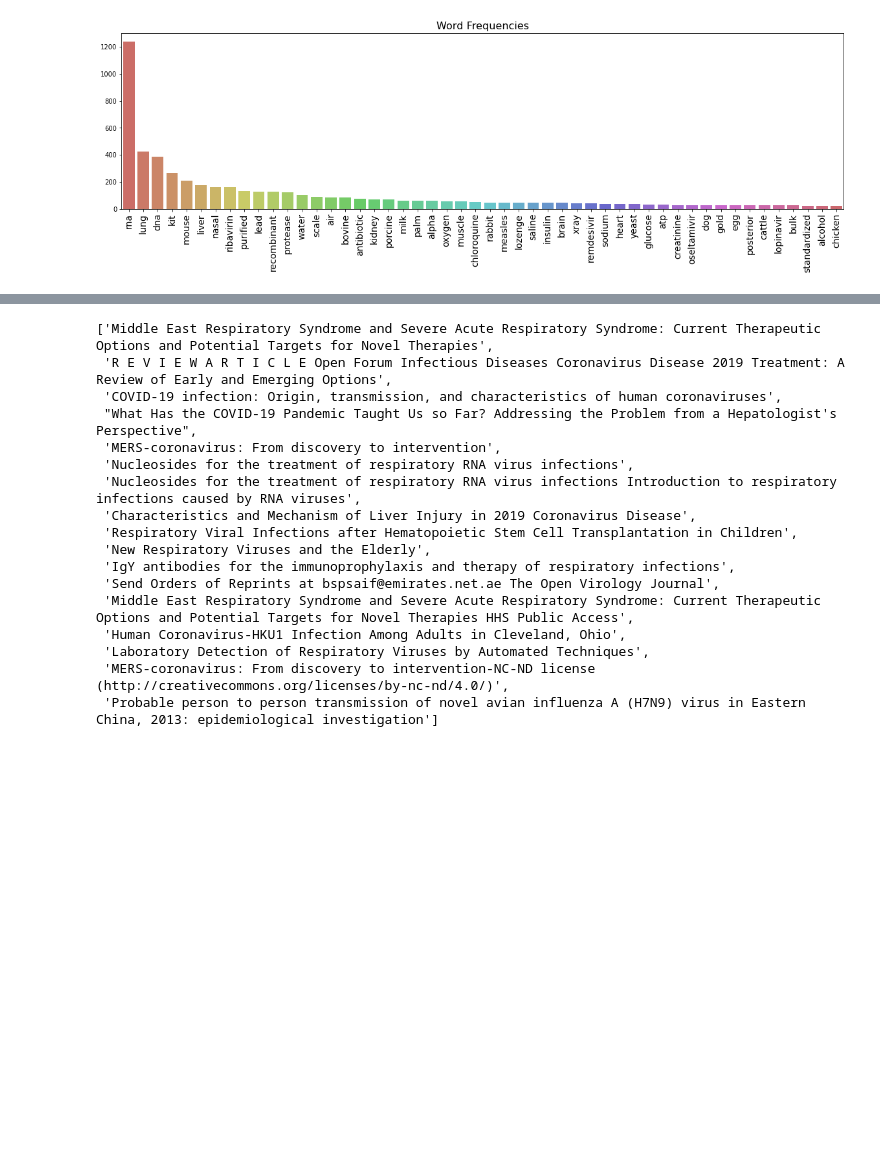
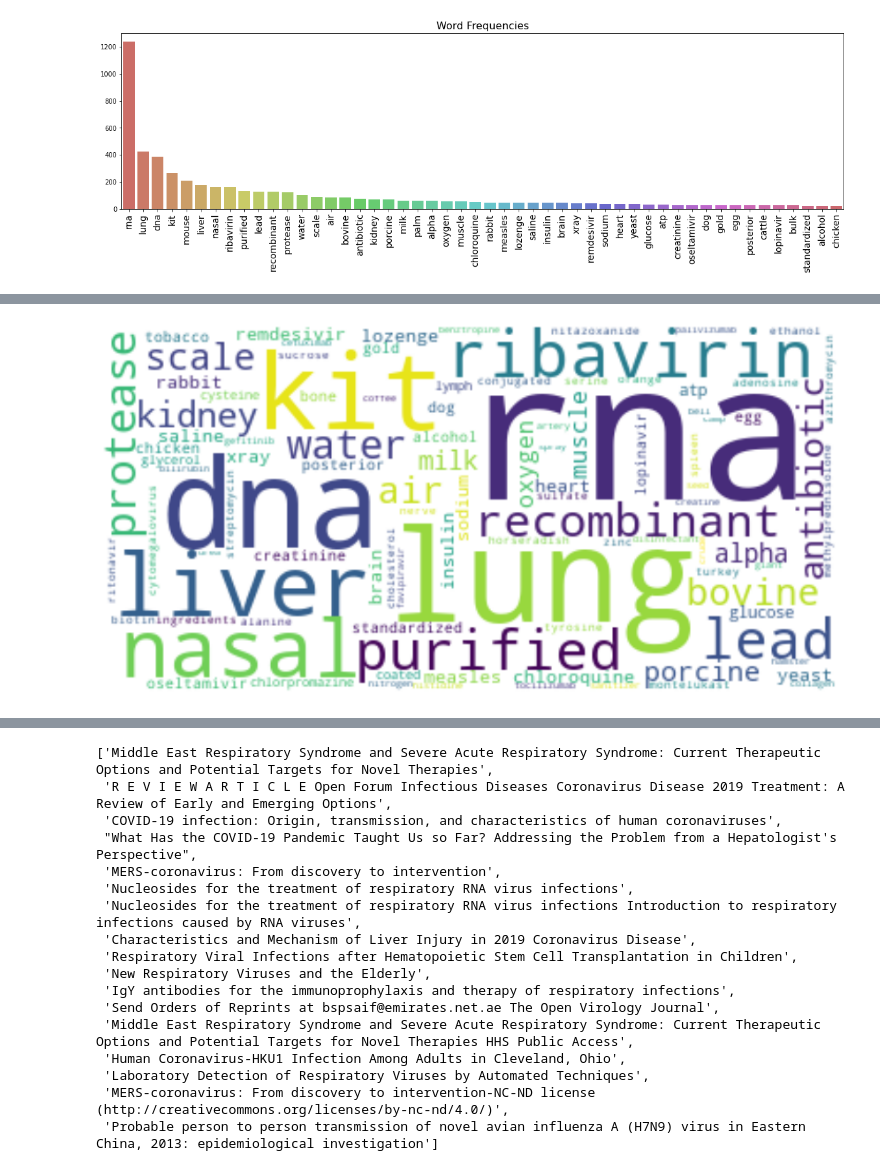
Before and after one commit to jongfranco/Covid-19_Research, a Jupyter notebook: Covid_19_Research_Part_2.ipynb, the cells around one changed output, grey strips where cells are left out. Drawn from its saved outputs; the diff is of its cells as text; code cells hidden in the pictures; blank space fills up the shorter version.

```diff
--- a/Covid_19_Research_Part_2.ipynb
+++ b/Covid_19_Research_Part_2.ipynb
@@ -289,0 +323,24 @@ matched_only_df.head(50)
+# %%
+# Let's create a word cloud. We will use this as header image for the Medium post.
+
+# Create stopword list. Remove un wanted words.
+stopwords_wc = ['mouse', 'palm', 'rabit', 'cattle', 'bulk']
+
+# create a copy of match word dictionary
+matched_only_dict_wc = matched_only_dict
+# remove certain stopwords
+for sw in stopwords_wc:
+  matched_only_dict_wc.pop(sw, None)
+
+
+# Generate a word cloud image
+wordcloud = WordCloud(background_color="white", max_words=100).generate_from_frequencies(matched_only_dict)
+
+# Display the generated image:
+# the matplotlib way:
+plt.figure(figsize=[15,10])
+plt.imshow(wordcloud, interpolation='bilinear')
+plt.axis("off")
+plt.show();
+# %% [output]
+[figure, added]
```
Also changed, not shown: parts of 73 cells of this notebook.
